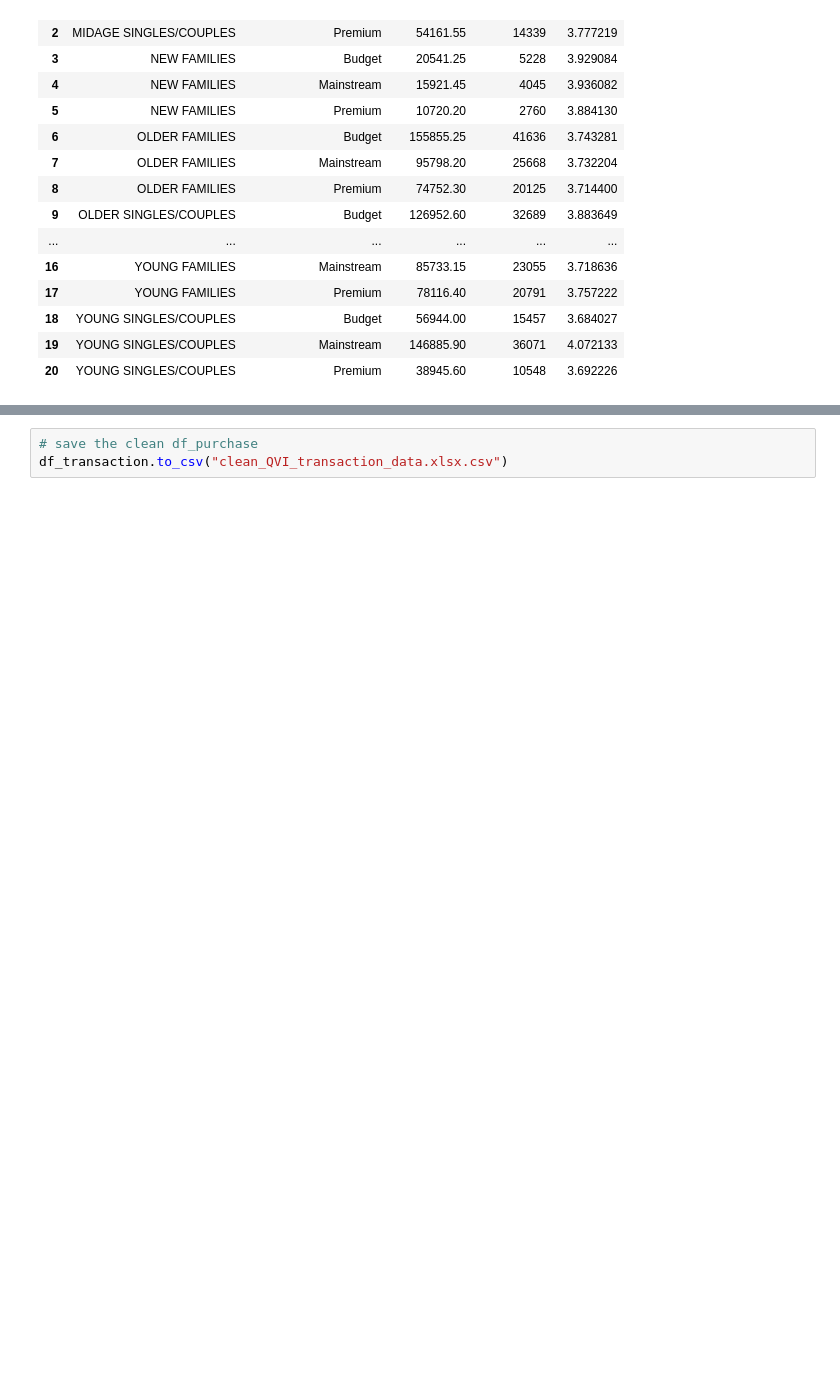
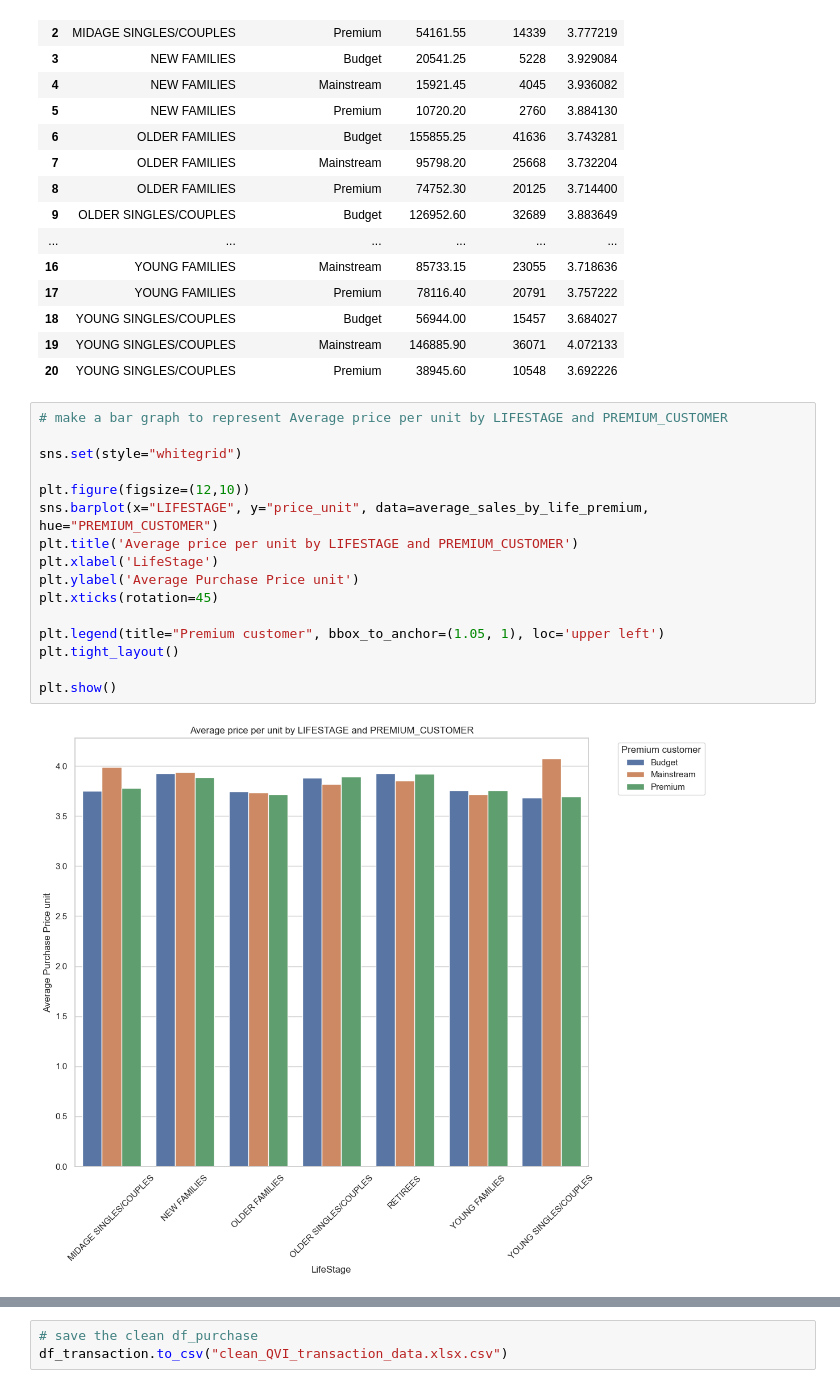
Before and after one commit to pandaueno0156/Exploratory_Data_Analysis_ChipCompany, a Jupyter notebook: EDA.ipynb, the cells around one changed output, grey strips where cells are left out. Saved outputs shown, nothing was run; the diff lists cells and outputs as text; blank space fills up the shorter version.

```diff
--- a/EDA.ipynb
+++ b/EDA.ipynb
@@ -701,3 +701,21 @@ price_unit_by_life_premium
 | 18 | YOUNG SINGLES/COUPLES | Budget | 56944.00 | 15457 | 3.684027 |
 | 19 | YOUNG SINGLES/COUPLES | Mainstream | 146885.90 | 36071 | 4.072133 |
 | 20 | YOUNG SINGLES/COUPLES | Premium | 38945.60 | 10548 | 3.692226 |
+# %%
+# make a bar graph to represent Average price per unit by LIFESTAGE and PREMIUM_CUSTOMER
+
+sns.set(style="whitegrid")
+
+plt.figure(figsize=(12,10))
+sns.barplot(x="LIFESTAGE", y="price_unit", data=average_sales_by_life_premium, hue="PREMIUM_CUSTOMER")
+plt.title('Average price per unit by LIFESTAGE and PREMIUM_CUSTOMER')
+plt.xlabel('LifeStage')
+plt.ylabel('Average Purchase Price unit')
+plt.xticks(rotation=45)
+
+plt.legend(title="Premium customer", bbox_to_anchor=(1.05, 1), loc='upper left')
+plt.tight_layout()
+
+plt.show()
+# %% [output]
+[figure, added]
```
Also changed, not shown: parts of 3 cells of this notebook.
